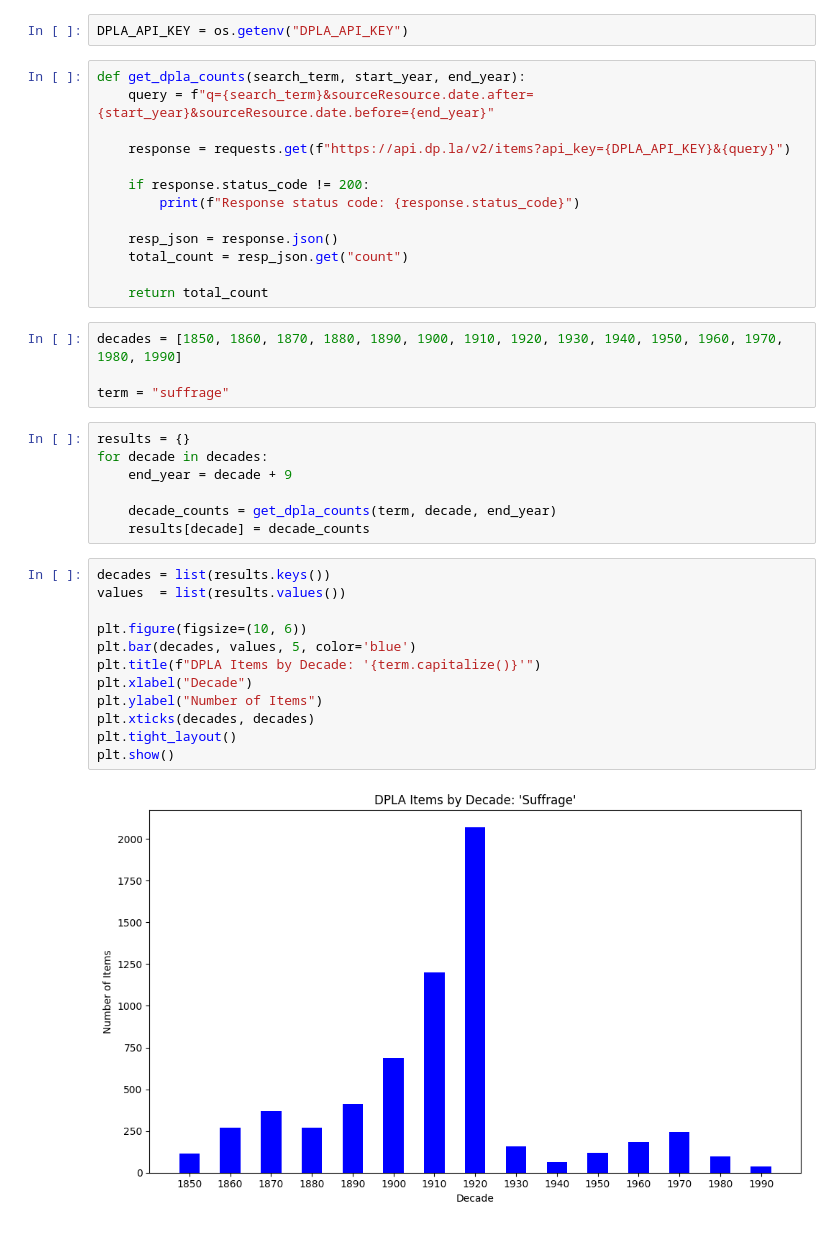
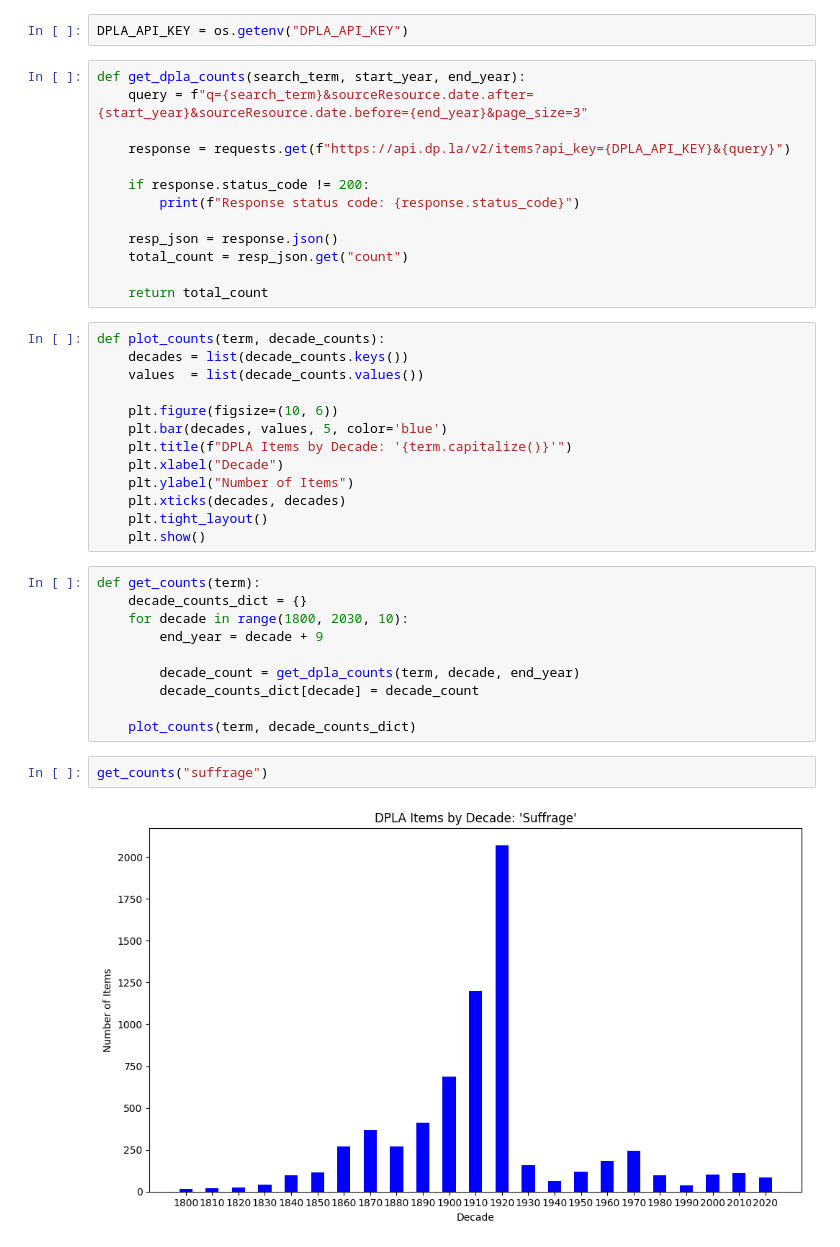
Before and after one commit to kmuhle/ProgrammingHistorianLesson, a Jupyter notebook: Code.ipynb, the cells around one changed output. Drawn from its saved outputs; the diff is of its cells as text.

```diff
--- a/Code.ipynb
+++ b/Code.ipynb
@@ -9,7 +35,7 @@ import matplotlib.pyplot as plt
 DPLA_API_KEY = os.getenv("DPLA_API_KEY")
 # %%
 def get_dpla_counts(search_term, start_year, end_year):
-    query = f"q={search_term}&sourceResource.date.after={start_year}&sourceResource.date.before={end_year}"
+    query = f"q={search_term}&sourceResource.date.after={start_year}&sourceResource.date.before={end_year}&page_size=3"
 
     response = requests.get(f"https://api.dp.la/v2/items?api_key={DPLA_API_KEY}&{query}")
 
@@ -20,28 +46,30 @@ def get_dpla_counts(search_term, start_year, end_year):
     total_count = resp_json.get("count")
 
     return total_count
-# %%
-decades = [1850, 1860, 1870, 1880, 1890, 1900, 1910, 1920, 1930, 1940, 1950, 1960, 1970, 1980, 1990]
-
-term = "suffrage"
-# %%
-results = {}
-for decade in decades:
-    end_year = decade + 9
-
-    decade_counts = get_dpla_counts(term, decade, end_year)
-    results[decade] = decade_counts
 # %%
-decades = list(results.keys())
-values  = list(results.values())
+def plot_counts(term, decade_counts):
+    decades = list(decade_counts.keys())
+    values  = list(decade_counts.values())
 
-plt.figure(figsize=(10, 6))
-plt.bar(decades, values, 5, color='blue')
-plt.title(f"DPLA Items by Decade: '{term.capitalize()}'")
-plt.xlabel("Decade")
-plt.ylabel("Number of Items")
-plt.xticks(decades, decades)
-plt.tight_layout()
-plt.show()
+    plt.figure(figsize=(10, 6))
+    plt.bar(decades, values, 5, color='blue')
+    plt.title(f"DPLA Items by Decade: '{term.capitalize()}'")
+    plt.xlabel("Decade")
+    plt.ylabel("Number of Items")
+    plt.xticks(decades, decades)
+    plt.tight_layout()
+    plt.show()
-# %% [output]
-[figure, removed]
+# %%
+def get_counts(term):
+    decade_counts_dict = {}
+    for decade in range(1800, 2030, 10):
+        end_year = decade + 9
+
+        decade_count = get_dpla_counts(term, decade, end_year)
+        decade_counts_dict[decade] = decade_count
+
+    plot_counts(term, decade_counts_dict)
+# %%
+get_counts("suffrage")
+# %% [output]
+[figure, added]
```
Also changed, not shown: parts of 4 cells of this notebook.
